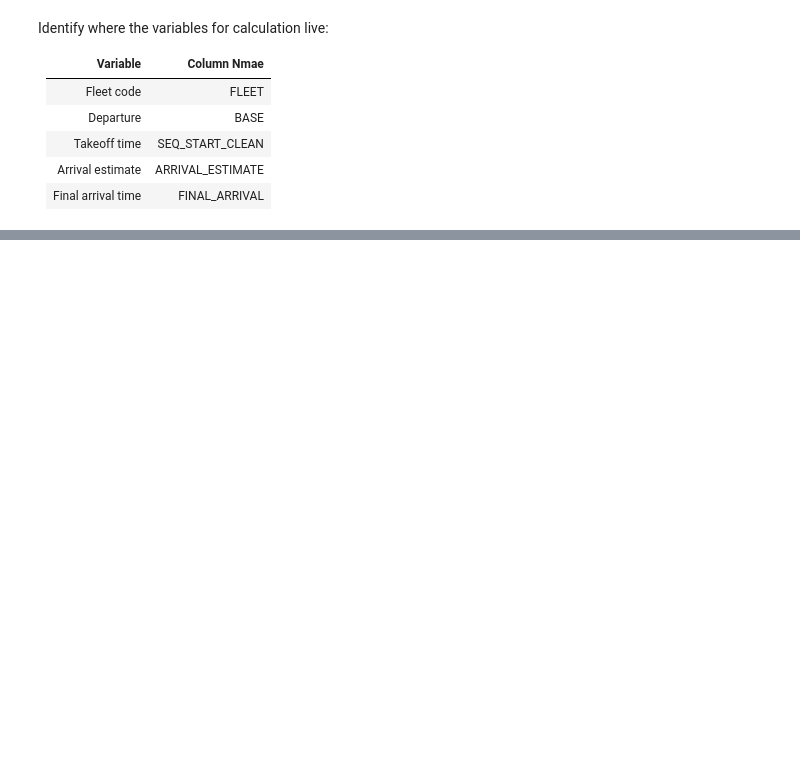
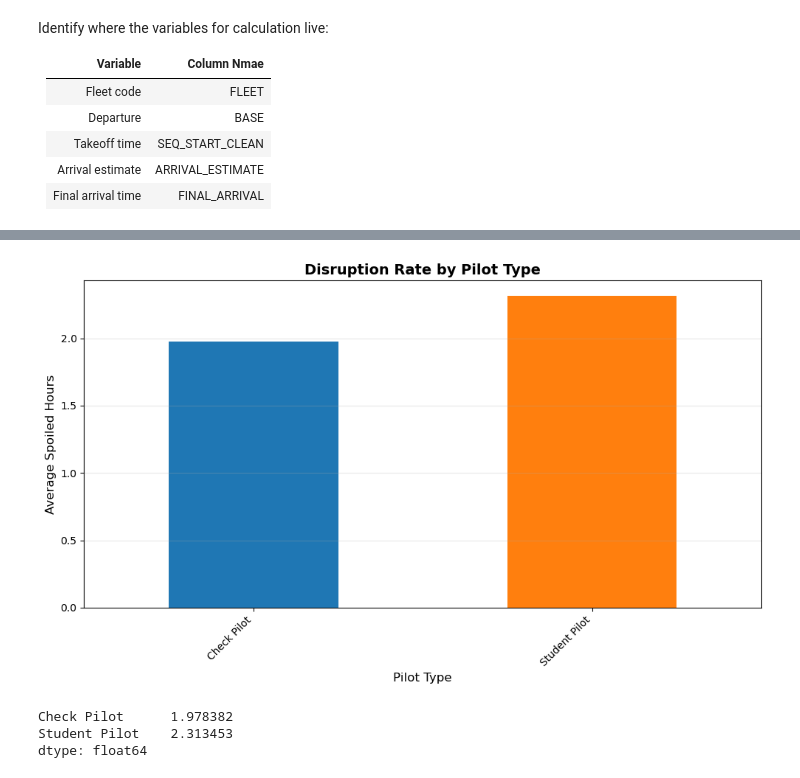
Before and after one commit to savannah-drake/B2-American-Airlines-Delay-Prediction-Project, a Jupyter notebook: Mandy_Data_Exploration_W1.ipynb, the cells around one changed output, grey strips where cells are left out. Drawn from its saved outputs; the diff is of its cells as text; code cells hidden in the pictures; blank space fills up the shorter version.

Commit message:
Distruption rate by pilot type

```diff
--- a/Mandy_Data_Exploration_W1.ipynb
+++ b/Mandy_Data_Exploration_W1.ipynb
@@ -31,6 +42,7 @@ df.fillna(0, inplace=True)
 df.drop_duplicates(inplace=True)
 # Modify the dataset to calculate the estimated arrival time
 df["SEQ_START_CLEAN"] = df["SEQ_START"].str.replace("Starts", "", regex=False)
+df["SEQ_SCHD_START_DT"] = pd.to_datetime(df["SEQ_SCHD_START_DT"])
 df["SEQ_START_DT"] = df["SEQ_SCHD_START_DT"] + pd.to_timedelta(df["SEQ_START_CLEAN"] + ":00")
 df["ARRIVAL_ESTIMATE"] = (df["SEQ_START_DT"] + pd.to_timedelta(df["TOTAL_BLOCKED_HRS"], unit="h")+ pd.to_timedelta(df["LAYOVER"], unit="h"))
 # Find the actual arrival time
@@ -69,0 +67,47 @@ joined_df.head(20)
+# %%
+# Load the Assignment History dataset for pilot type
+df_Assignment_History = pd.read_csv("data/raw/Assignment_History.csv")
+# Unifiy the data to same case
+df_Assignment_History['CKP_ASSIGNED_IND'] = df_Assignment_History['CKP_ASSIGNED_IND'].str.upper()
+# %%
+# Create a joined dataset for the variables above
+joined_df = df.loc[:, ['FLEET', 'BASE', 'SEQ_START_CLEAN','ARRIVAL_ESTIMATE', 'FINAL_ARRIVAL','TOTAL_SPOILED_HRS', 'SEQ_NBR']]
+# %%
+# create a copy of the joined_df for analysis
+analysis_df = joined_df.merge(
+    df_Assignment_History[['SEQ_NBR','STUDENT_ASSIGNED_IND', 'CKP_ASSIGNED_IND','IS_STUDENT_OE_STUDENT']],
+    how='left',
+    on='SEQ_NBR'
+)
+analysis_df.drop_duplicates(inplace=True)
+analysis_df.dropna(inplace=True)
+# %%
+# Disruption rate by pilot type
+
+# Calculate average spoiled hours by pilot type
+check_pilot = analysis_df[analysis_df['CKP_ASSIGNED_IND'] == 'TRUE']['TOTAL_SPOILED_HRS'].mean()
+student_pilot = analysis_df[analysis_df['STUDENT_ASSIGNED_IND'] == True]['TOTAL_SPOILED_HRS'].mean()
+
+disruption_by_pilot = pd.Series({
+    'Check Pilot': check_pilot,
+    'Student Pilot': student_pilot
+})
+
+# Create bar chart
+plt.figure(figsize=(10, 6))
+disruption_by_pilot.plot(kind='bar', color=['#1f77b4', '#ff7f0e', '#2ca02c'])
+plt.title('Disruption Rate by Pilot Type', fontsize=14, fontweight='bold')
+plt.xlabel('Pilot Type', fontsize=12)
+plt.ylabel('Average Spoiled Hours', fontsize=12)
+plt.xticks(rotation=45, ha='right')
+plt.grid(axis='y', alpha=0.3)
+plt.tight_layout()
+plt.show()
+
+# Display the values
+print(disruption_by_pilot)
+# %% [output]
+[figure, added]
+Check Pilot      1.978382
+Student Pilot    2.313453
+dtype: float64
```
Also changed, not shown: parts of 4 cells of this notebook.
